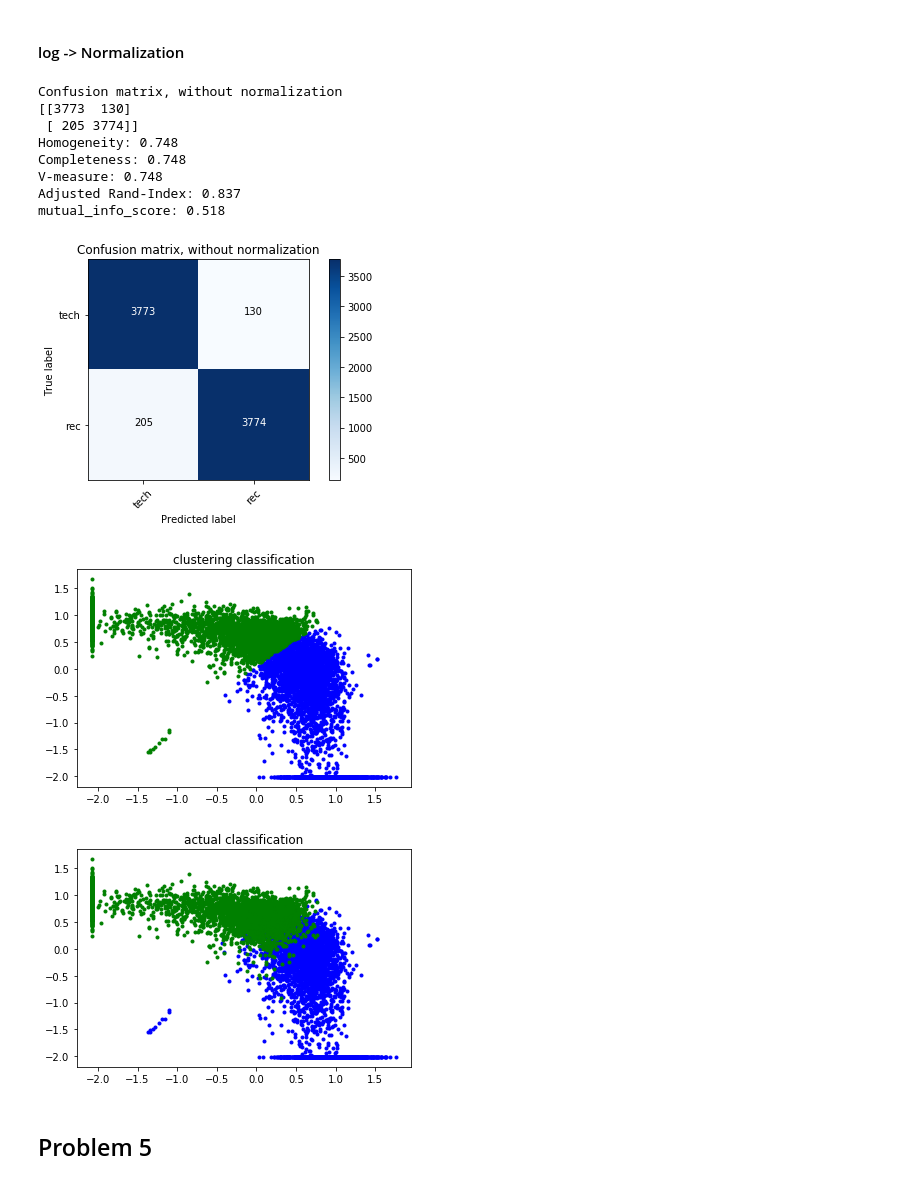
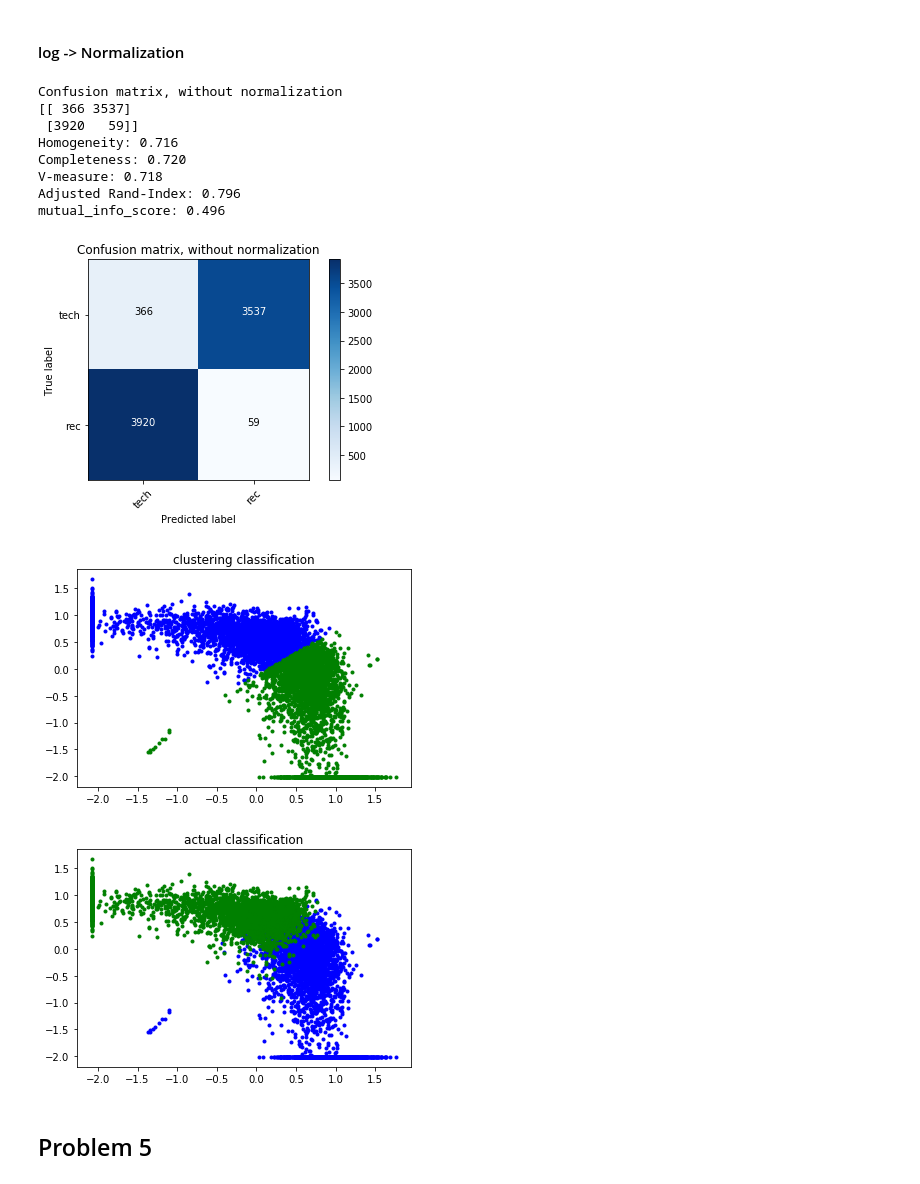
Before and after one commit to wppply/ECE219_projects, a Jupyter notebook: project_2/Project2.ipynb, the cells around one changed output. Cells and saved outputs as stored; diff of their text form; code cells hidden in the pictures.

```diff
--- a/project_2/Project2.ipynb
+++ b/project_2/Project2.ipynb
@@ -435,32 +435,32 @@ mutual_info_score: 0.518
 # %%
 #log
 nmf = NMF(n_components=2, init='random', random_state=42)
 Best_NMF = nmf.fit_transform(X_tfidf)
 Best_NMF_log = np.log(Best_NMF+0.0001)# add a offset to avoid extreme number
 #Normalize
 
 scaler = StandardScaler(copy=True, with_mean=True, with_std=True)
 Best_NMF_LN = scaler.fit_transform(Best_NMF_log)
 
 #kmeans
 km_best_NMF_LN = KMeans(n_clusters=2, init='k-means++')
-km_best_NMF_LN.fit(Best_NMF_NL)
+km_best_NMF_LN.fit(Best_NMF_LN)
 
 labels = dataset.target
 labels = (labels >3)
 
 utils.compare_result(Best_NMF_LN,labels,km_best_NMF_LN.labels_)
 # %% [output]
 Confusion matrix, without normalization
-[[3773  130]
- [ 205 3774]]
-Homogeneity: 0.748
-Completeness: 0.748
-V-measure: 0.748
-Adjusted Rand-Index: 0.837
-mutual_info_score: 0.518
+[[ 366 3537]
+ [3920   59]]
+Homogeneity: 0.716
+Completeness: 0.720
+V-measure: 0.718
+Adjusted Rand-Index: 0.796
+mutual_info_score: 0.496
-[figure, old version]
+[figure, new version]
-[figure, old version]
+[figure, new version]
 [figure]
 # %% [markdown]
 ## Problem 5
```
Also changed, not shown: parts of 10 cells of this notebook.
